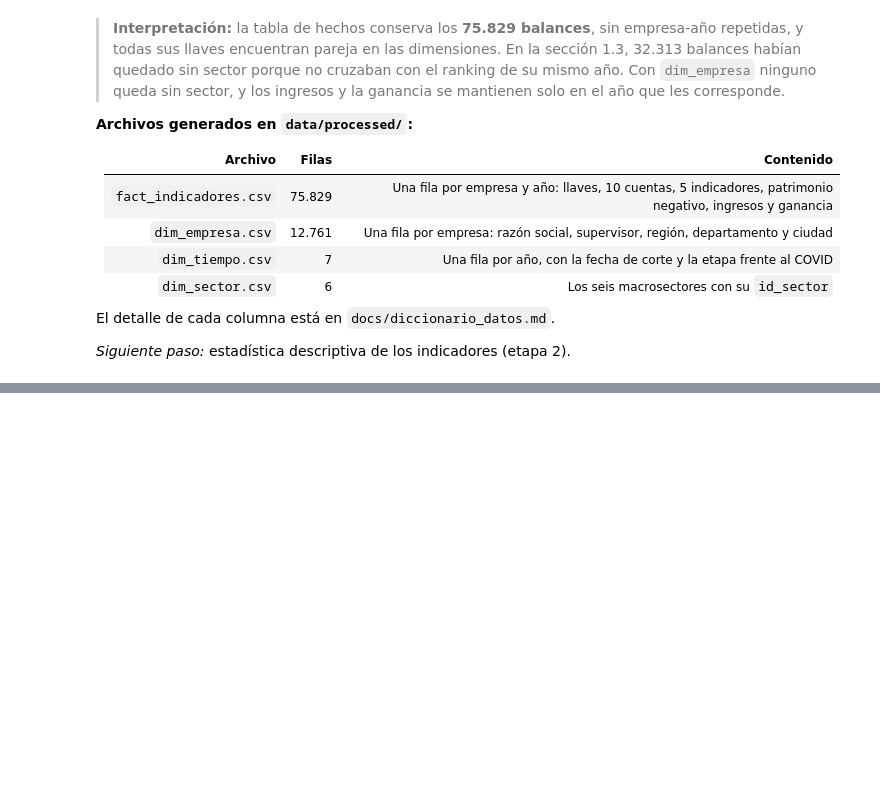
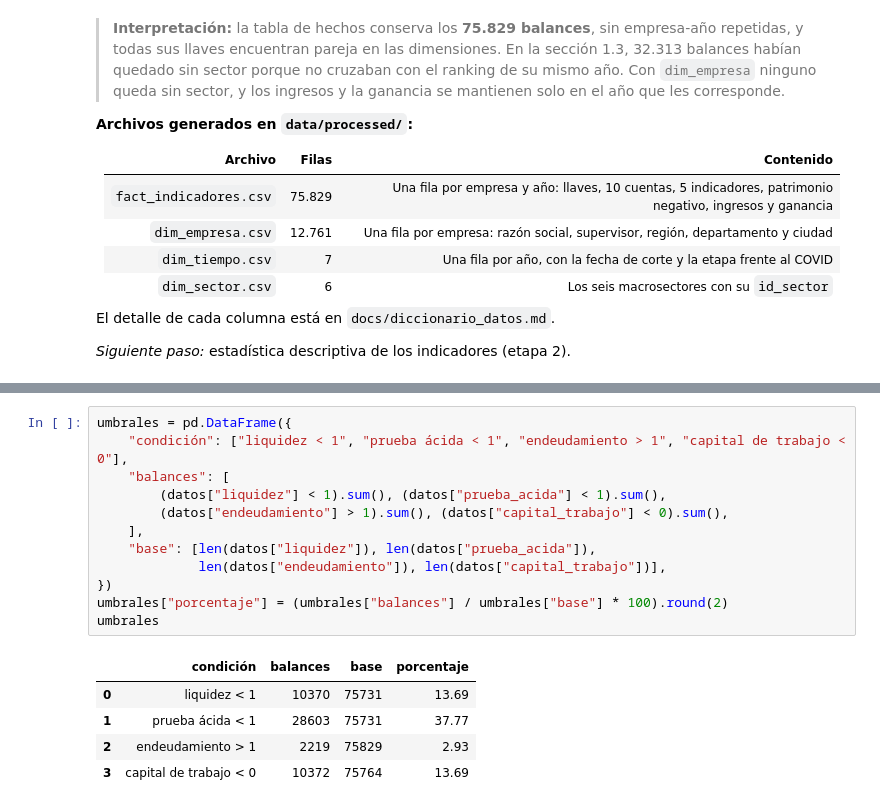
Before and after one commit to JulianHZ711/Final-AnalisisDatos, a Jupyter notebook: notebooks/proyecto_integrador.ipynb, the cells around one changed output, grey strips where cells are left out. Drawn from its saved outputs; the diff is of its cells as text; blank space fills up the shorter version.

```diff
--- a/notebooks/proyecto_integrador.ipynb
+++ b/notebooks/proyecto_integrador.ipynb
@@ -1430,0 +1663,18 @@ El detalle de cada columna está en `docs/diccionario_datos.md`.
+# %%
+umbrales = pd.DataFrame({
+    "condición": ["liquidez < 1", "prueba ácida < 1", "endeudamiento > 1", "capital de trabajo < 0"],
+    "balances": [
+        (datos["liquidez"] < 1).sum(), (datos["prueba_acida"] < 1).sum(),
+        (datos["endeudamiento"] > 1).sum(), (datos["capital_trabajo"] < 0).sum(),
+    ],
+    "base": [len(datos["liquidez"]), len(datos["prueba_acida"]),
+             len(datos["endeudamiento"]), len(datos["capital_trabajo"])],
+})
+umbrales["porcentaje"] = (umbrales["balances"] / umbrales["base"] * 100).round(2)
+umbrales
+# %% [output]
+|  | condición | balances | base | porcentaje |
+| 0 | liquidez < 1 | 10370 | 75731 | 13.69 |
+| 1 | prueba ácida < 1 | 28603 | 75731 | 37.77 |
+| 2 | endeudamiento > 1 | 2219 | 75829 | 2.93 |
+| 3 | capital de trabajo < 0 | 10372 | 75764 | 13.69 |
```
Also changed, not shown: parts of 20 cells of this notebook.
